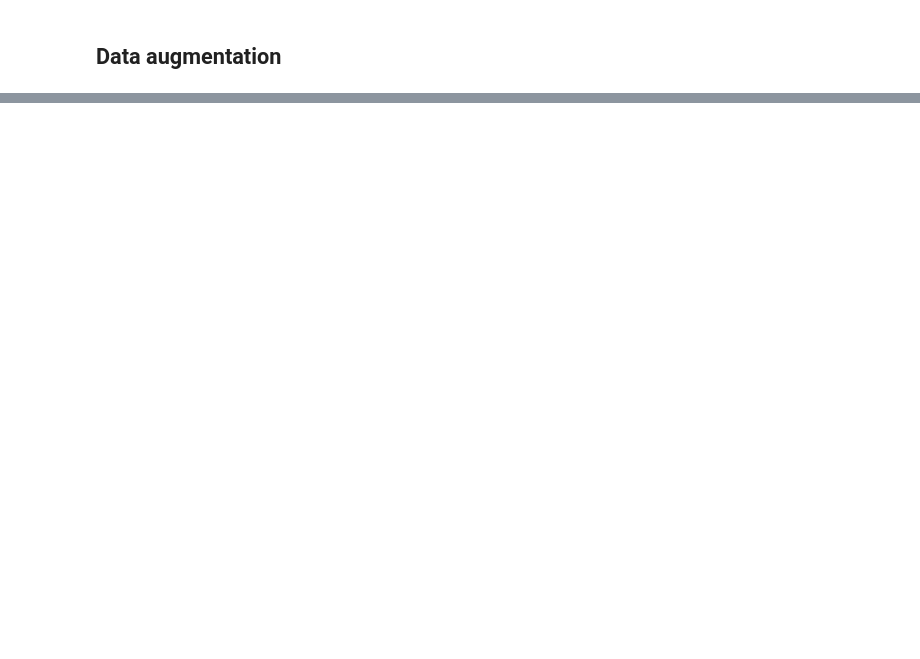
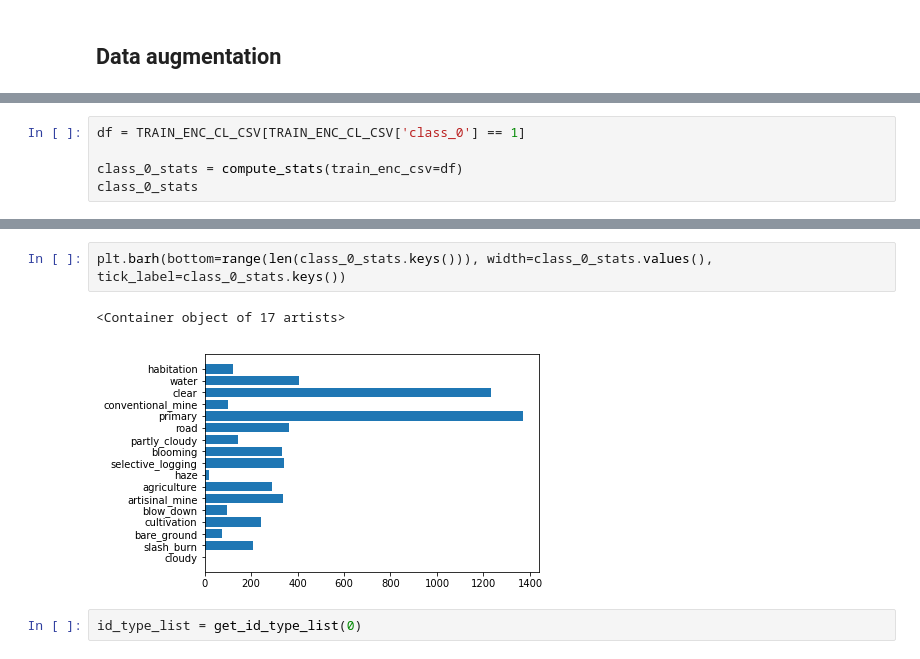
Before and after one commit to vfdev-5/planet_amazon_rainforest, a Jupyter notebook: notebooks/data_augmentations.ipynb, the cells around one changed output, grey strips where cells are left out. Saved outputs shown, nothing was run; the diff lists cells and outputs as text; blank space fills up the shorter version.

```diff
--- a/notebooks/data_augmentations.ipynb
+++ b/notebooks/data_augmentations.ipynb
@@ -49,0 +166,5 @@ for image_id in train_jpg_ids[:20]:
+# %%
+df = TRAIN_ENC_CL_CSV[TRAIN_ENC_CL_CSV['class_0'] == 1]
+
+class_0_stats = compute_stats(train_enc_csv=df)
+class_0_stats
@@ -49,0 +189,7 @@ for image_id in train_jpg_ids[:20]:
+# %%
+plt.barh(bottom=range(len(class_0_stats.keys())), width=class_0_stats.values(), tick_label=class_0_stats.keys())
+# %% [output]
+<Container object of 17 artists>
+[figure, added]
+# %%
+id_type_list = get_id_type_list(0)
```
Also changed, not shown: parts of 36 cells of this notebook, 13 other files.
